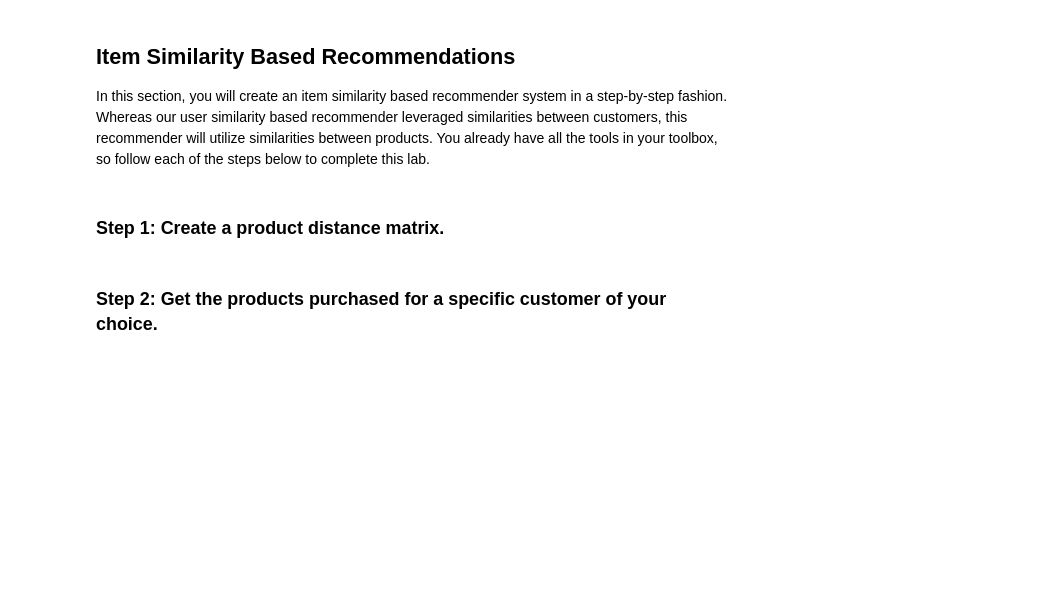
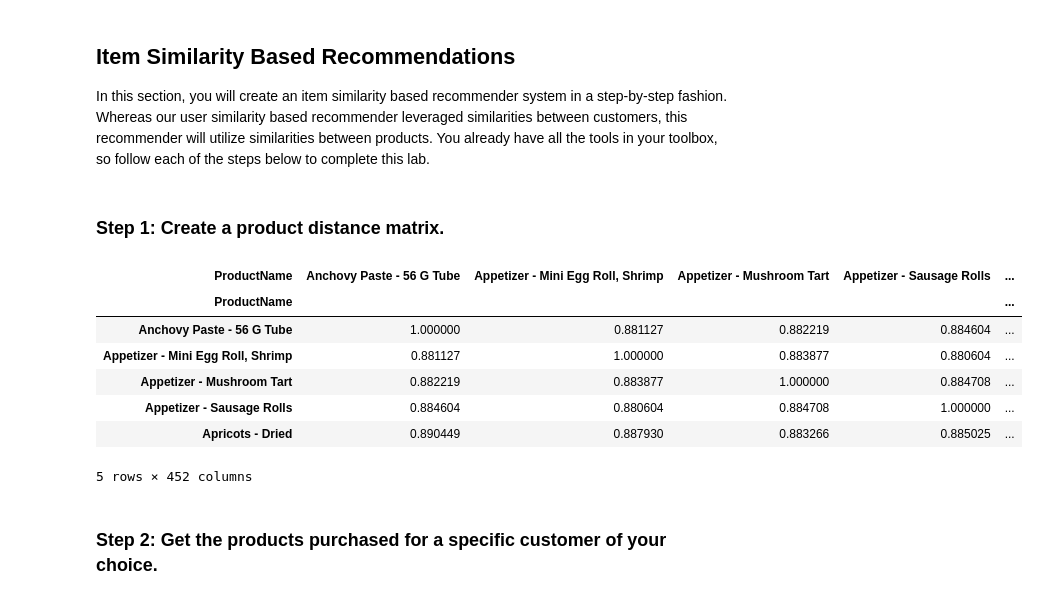
Before and after one commit to rihp/datamad0320, a Jupyter notebook: module-2/lab-recommender-deepdive/your-code/main.ipynb, the cells around one changed output. Saved outputs shown, nothing was run; the diff lists cells and outputs as text; code cells hidden in the pictures; blank space fills up the shorter version.

```diff
--- a/module-2/lab-recommender-deepdive/your-code/main.ipynb
+++ b/module-2/lab-recommender-deepdive/your-code/main.ipynb
@@ -156,5 +156,22 @@ recs
 In this section, you will create an item similarity based recommender system in a step-by-step fashion. Whereas our user similarity based recommender leveraged similarities between customers, this recommender will utilize similarities between products. You already have all the tools in your toolbox, so follow each of the steps below to complete this lab.
 # %% [markdown]
 ### Step 1: Create a product distance matrix.
+# %%
+prod_dist =  pd.DataFrame(1/(1 + squareform(pdist(prod_cust_pivot,
+                                                 'euclidean')
+                                          )
+                           ),
+                         index=prod_cust_pivot.index,
+                         columns=prod_cust_pivot.index)
+prod_dist.head()
+# %% [output]
+| ProductName | Anchovy Paste - 56 G Tube | Appetizer - Mini Egg Roll, Shrimp | Appetizer - Mushroom Tart | Appetizer - Sausage Rolls | ... |
+| ProductName |  |  |  |  | ... |
+| Anchovy Paste - 56 G Tube | 1.000000 | 0.881127 | 0.882219 | 0.884604 | ... |
+| Appetizer - Mini Egg Roll, Shrimp | 0.881127 | 1.000000 | 0.883877 | 0.880604 | ... |
+| Appetizer - Mushroom Tart | 0.882219 | 0.883877 | 1.000000 | 0.884708 | ... |
+| Appetizer - Sausage Rolls | 0.884604 | 0.880604 | 0.884708 | 1.000000 | ... |
+| Apricots - Dried | 0.890449 | 0.887930 | 0.883266 | 0.885025 | ... |
+5 rows × 452 columns
 # %% [markdown]
 ### Step 2: Get the products purchased for a specific customer of your choice.
```
Also changed, not shown: parts of 3 cells of this notebook.
